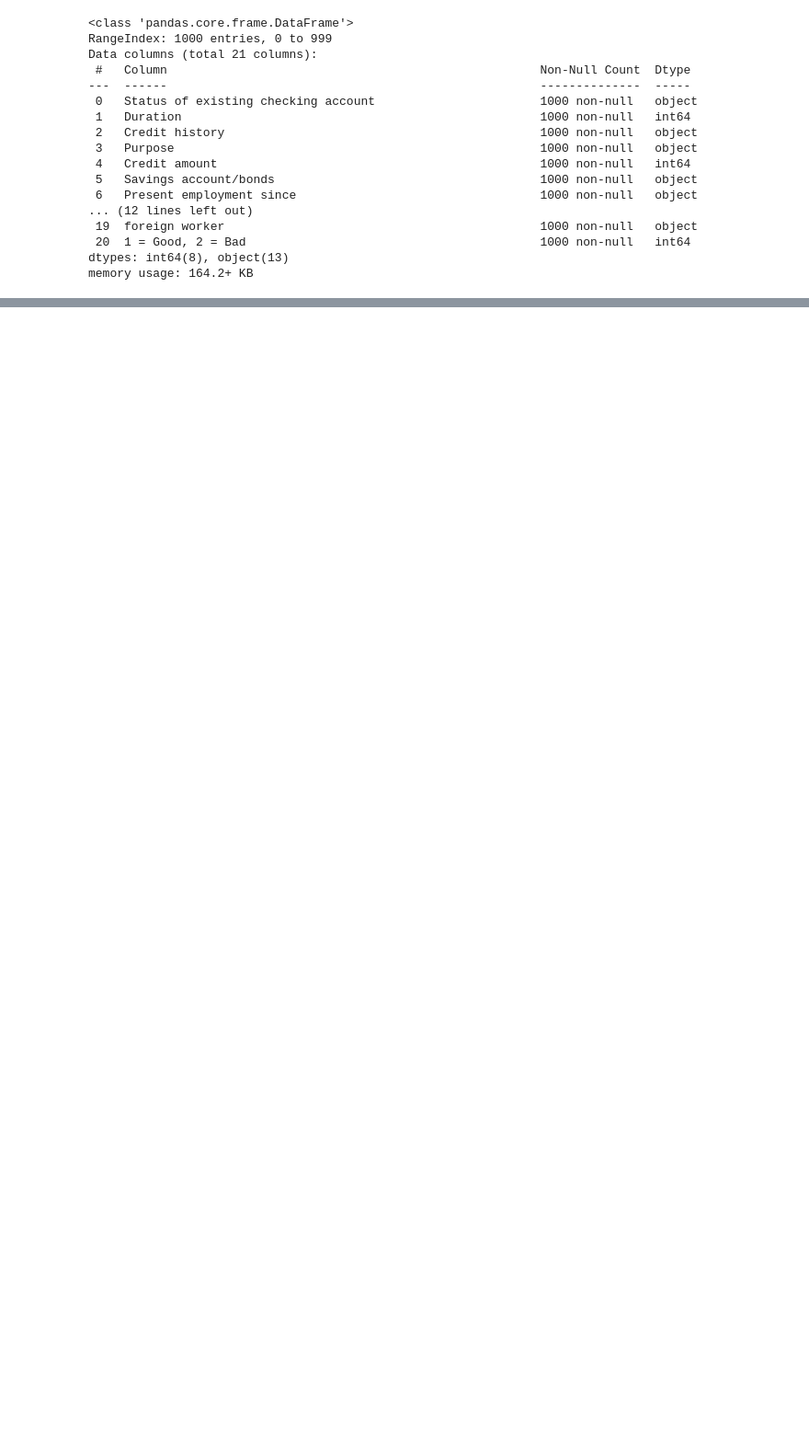
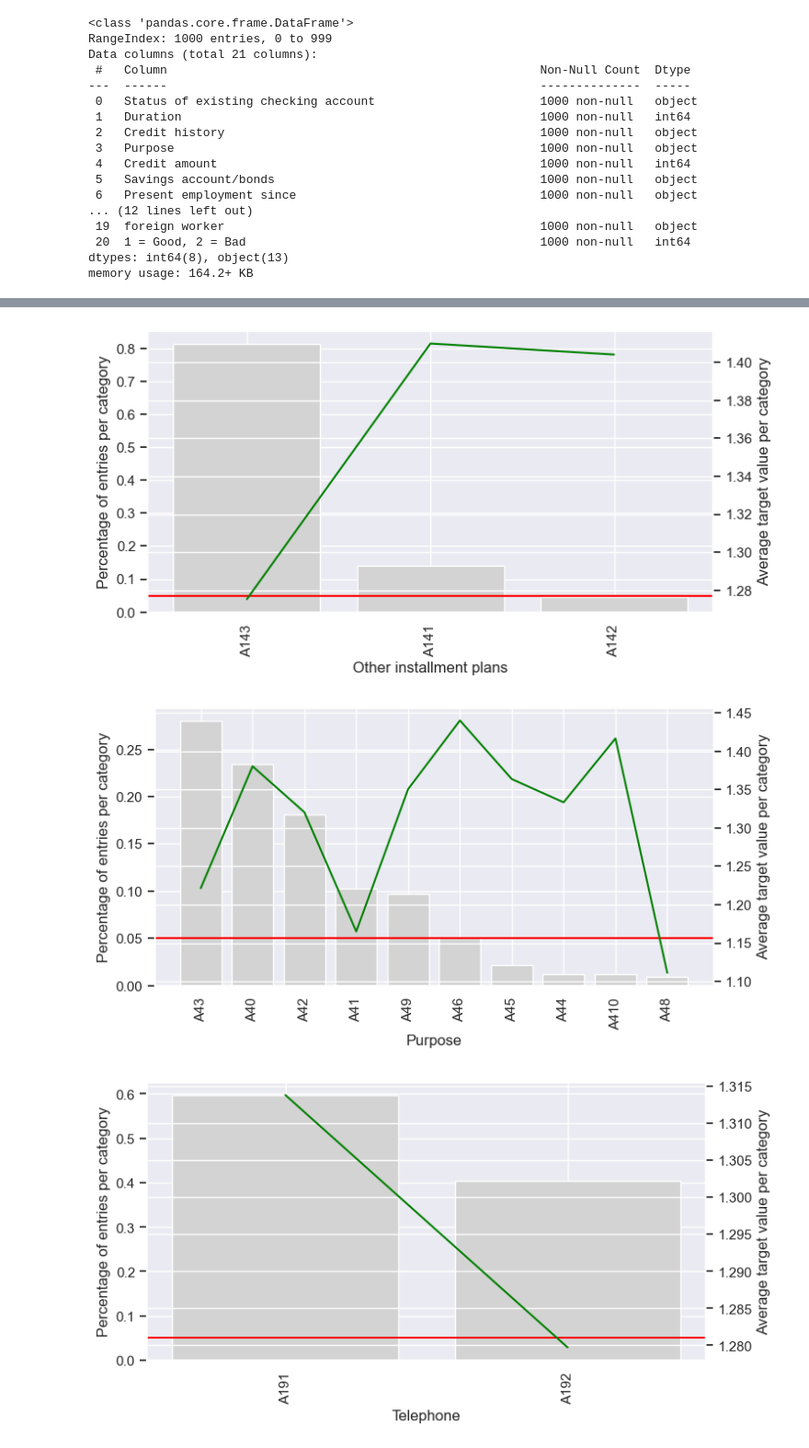
Before and after one commit to kakashi-san/german_statlog_credit_analysis, a Jupyter notebook: credit_risk_modelling.ipynb, the cells around one changed output, grey strips where cells are left out. Shown at 92% size. Drawn from its saved outputs; the diff is of its cells as text; code cells hidden in the pictures; blank space fills up the shorter version.

```diff
--- a/credit_risk_modelling.ipynb
+++ b/credit_risk_modelling.ipynb
@@ -318,0 +576,18 @@ Summary:
+# %%
+ordinals_w_orders = {
+    'Status of existing checking account' : ['A11' , 'A12', 'A13', 'A14'],
+    'Credit history' : ['A34', 'A33', 'A32', 'A31', 'A30'],
+    'Savings account/bonds': ['A61', 'A62', 'A63','A64', 'A65'],
+    'Present employment since' : ['A71', 'A72', 'A73', 'A74', 'A75'],
+    'Personal status and sex' : ['A91', 'A92', 'A93', 'A94'],
+    'Property' : ['A124', 'A123', 'A122', 'A121'],
+    'Housing' : ['A152', 'A151', 'A153'],
+    'Job' : ['A171', 'A172', 'A173', 'A174'],
+}
+
+drop_cols = [
+    'Other debtors / guarantors',
+    'foreign worker'
+]
+# %%
+cat_cols = list(set(cat_cols) - set(ordinals_w_orders.keys()) - set(drop_cols))
@@ -318,0 +609,9 @@ Summary:
+# %%
+for col in cat_cols:
+
+    temp_df = calculate_mean_target_per_category(ip_data, col, target)
+    plot_categories(temp_df, col, target)
+# %% [output]
+[figure, added]
+[figure, added]
+[figure, added]
```
Also changed, not shown: parts of 63 cells of this notebook, 2 other files.
